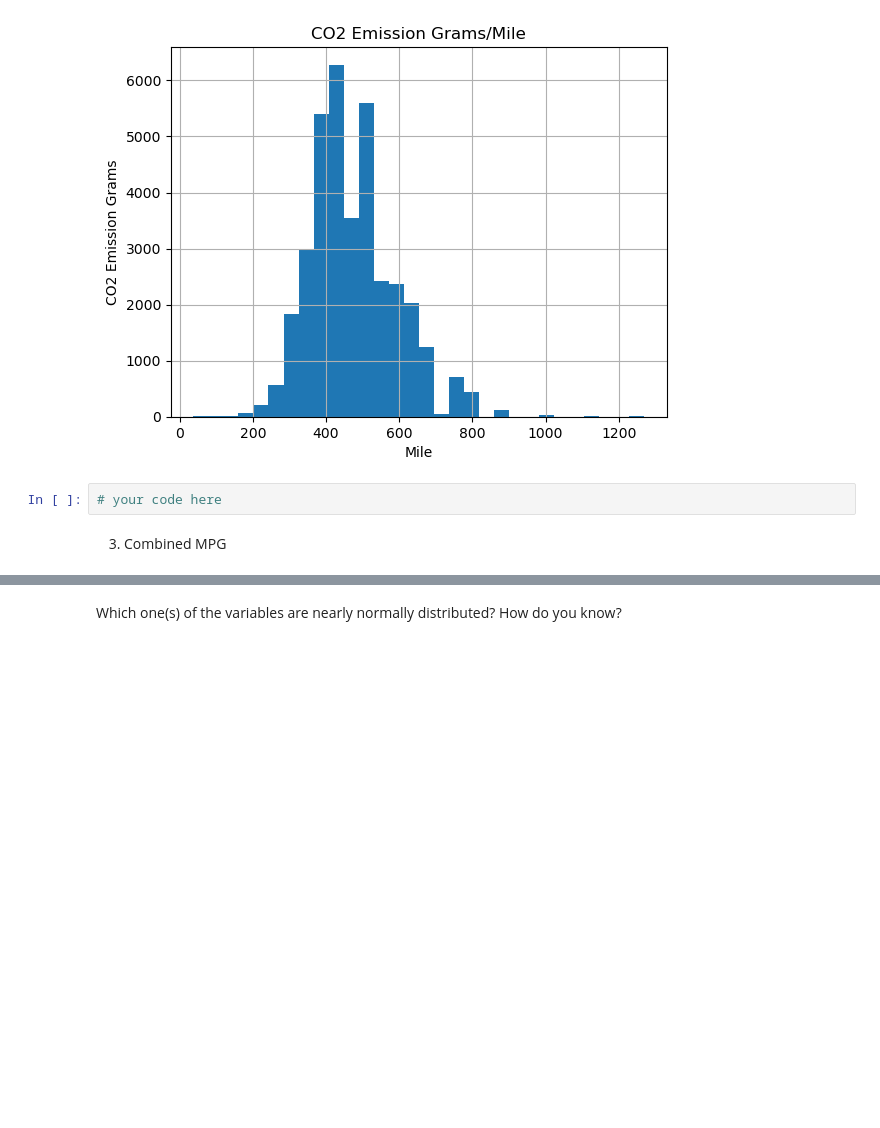
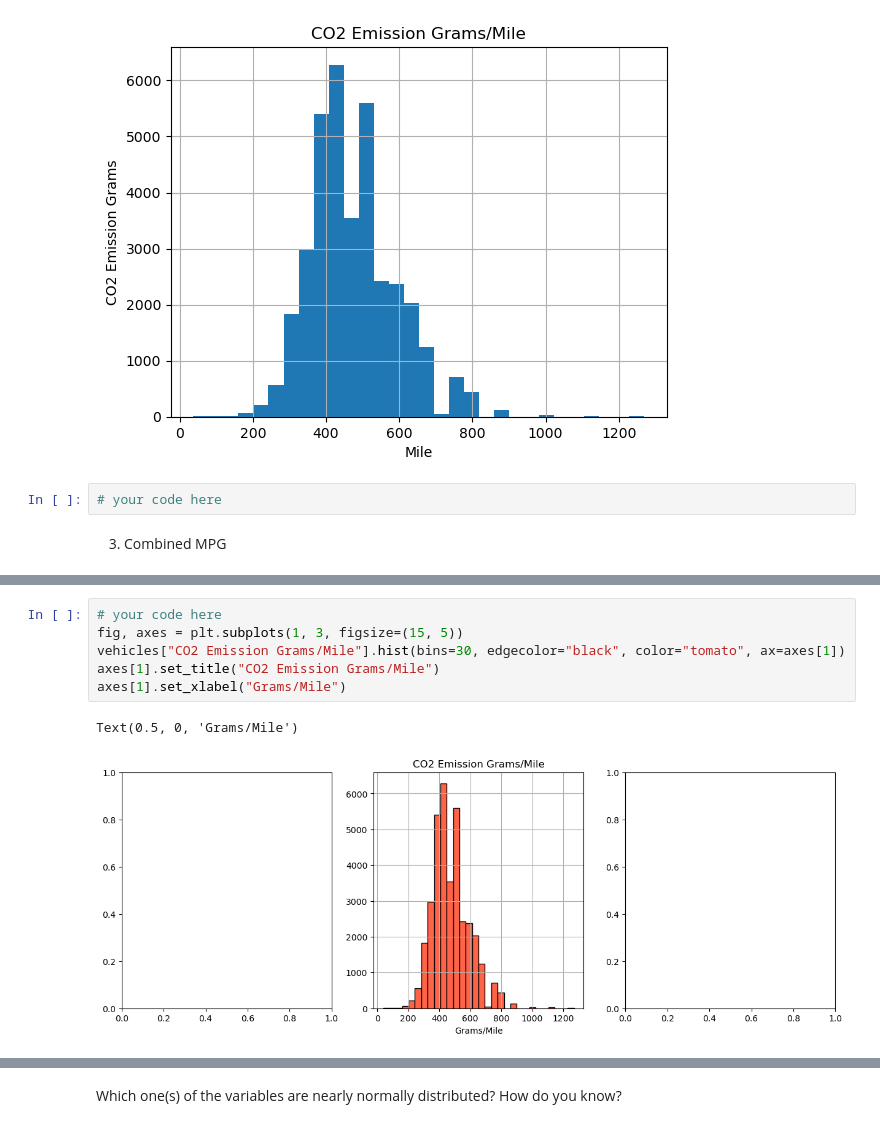
Before and after one commit to satishbabu06/lab-continuous-probability-distributions-en, a Jupyter notebook: your-code/main.ipynb, the cells around one changed output, grey strips where cells are left out. Saved outputs shown, nothing was run; the diff lists cells and outputs as text; blank space fills up the shorter version.

```diff
--- a/your-code/main.ipynb
+++ b/your-code/main.ipynb
@@ -213,0 +228,9 @@ plt.show()
+# %%
+# your code here
+fig, axes = plt.subplots(1, 3, figsize=(15, 5))
+vehicles["CO2 Emission Grams/Mile"].hist(bins=30, edgecolor="black", color="tomato", ax=axes[1])
+axes[1].set_title("CO2 Emission Grams/Mile")
+axes[1].set_xlabel("Grams/Mile")
+# %% [output]
+Text(0.5, 0, 'Grams/Mile')
+[figure, added]
```
Also changed, not shown: parts of 16 cells of this notebook.
